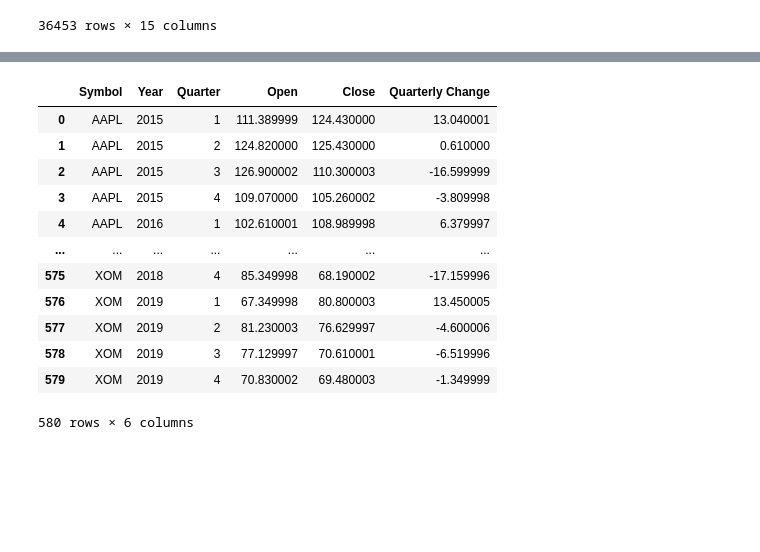
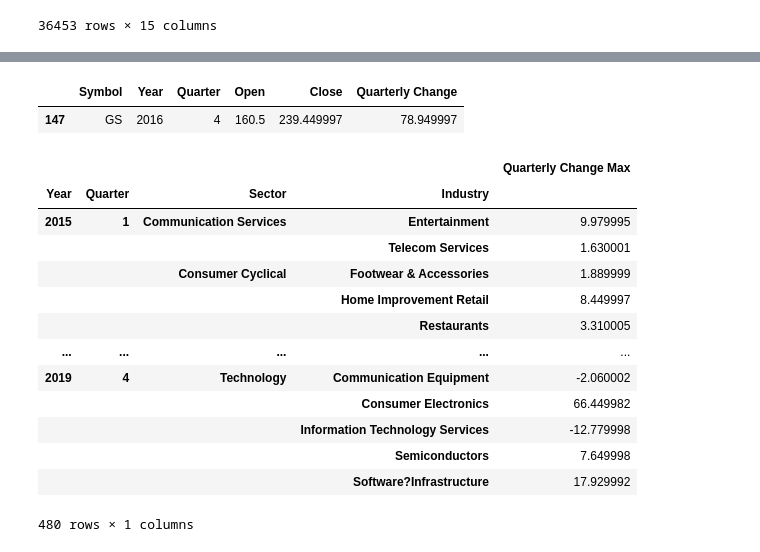
Before and after one commit to Jdshah06/S-P-500-Stock-Analysis, a Jupyter notebook: Project Dow Test.ipynb, the cells around one changed output, grey strips where cells are left out. Drawn from its saved outputs; the diff is of its cells as text; code cells hidden in the pictures; blank space fills up the shorter version.

```diff
--- a/Project Dow Test.ipynb
+++ b/Project Dow Test.ipynb
@@ -298,18 +297,10 @@ quarterly_change['Quarterly Change'] = quarterly_change['Close'] - quarterly_cha
-# %%
-quarterly_change
-# %% [output]
-|  | Symbol | Year | Quarter | Open | Close | Quarterly Change |
-| 0 | AAPL | 2015 | 1 | 111.389999 | 124.430000 | 13.040001 |
-| 1 | AAPL | 2015 | 2 | 124.820000 | 125.430000 | 0.610000 |
-| 2 | AAPL | 2015 | 3 | 126.900002 | 110.300003 | -16.599999 |
-| 3 | AAPL | 2015 | 4 | 109.070000 | 105.260002 | -3.809998 |
-| 4 | AAPL | 2016 | 1 | 102.610001 | 108.989998 | 6.379997 |
-| ... | ... | ... | ... | ... | ... | ... |
-| 575 | XOM | 2018 | 4 | 85.349998 | 68.190002 | -17.159996 |
-| 576 | XOM | 2019 | 1 | 67.349998 | 80.800003 | 13.450005 |
-| 577 | XOM | 2019 | 2 | 81.230003 | 76.629997 | -4.600006 |
-| 578 | XOM | 2019 | 3 | 77.129997 | 70.610001 | -6.519996 |
-| 579 | XOM | 2019 | 4 | 70.830002 | 69.480003 | -1.349999 |
-580 rows × 6 columns
 # %%
 quarterly_change=quarterly_change.reset_index()
+# %%
+quarterly_change['Quarterly Change'] = quarterly_change['Close'] - quarterly_change['Open']
+max_value=quarterly_change["Quarterly Change"].max()
+max_quarterly_change=quarterly_change.loc[(quarterly_change['Quarterly Change']== max_value)]
+max_quarterly_change
+# %% [output]
+|  | Symbol | Year | Quarter | Open | Close | Quarterly Change |
+| 147 | GS | 2016 | 4 | 160.5 | 239.449997 | 78.949997 |
@@ -315,0 +315,24 @@ quarterly_change=quarterly_change.reset_index()
+# %%
+quarterly_change= stocks_df.groupby(['Symbol','Year','Quarter','Sector','Industry']).agg({'Open':'first','Close':'last'})
+quarterly_change['Quarterly Change'] = quarterly_change['Close'] - quarterly_change['Open']
+quarterly_change
+# %%
+group_by_sector = quarterly_change.groupby(['Year','Quarter','Sector','Industry'])
+q_max_per_sector=group_by_sector['Quarterly Change'].max()
+sector_max=pd.DataFrame({"Quarterly Change Max": q_max_per_sector})
+sector_max
+# %% [output]
+|  |  |  |  | Quarterly Change Max |
+| Year | Quarter | Sector | Industry |  |
+| 2015 | 1 | Communication Services | Entertainment | 9.979995 |
+|  |  |  | Telecom Services | 1.630001 |
+|  |  | Consumer Cyclical | Footwear & Accessories | 1.889999 |
+|  |  |  | Home Improvement Retail | 8.449997 |
+|  |  |  | Restaurants | 3.310005 |
+| ... | ... | ... | ... | ... |
+| 2019 | 4 | Technology | Communication Equipment | -2.060002 |
+|  |  |  | Consumer Electronics | 66.449982 |
+|  |  |  | Information Technology Services | -12.779998 |
+|  |  |  | Semiconductors | 7.649998 |
+|  |  |  | Software?Infrastructure | 17.929992 |
+480 rows × 1 columns
```
Also changed, not shown: parts of 4 cells of this notebook.
